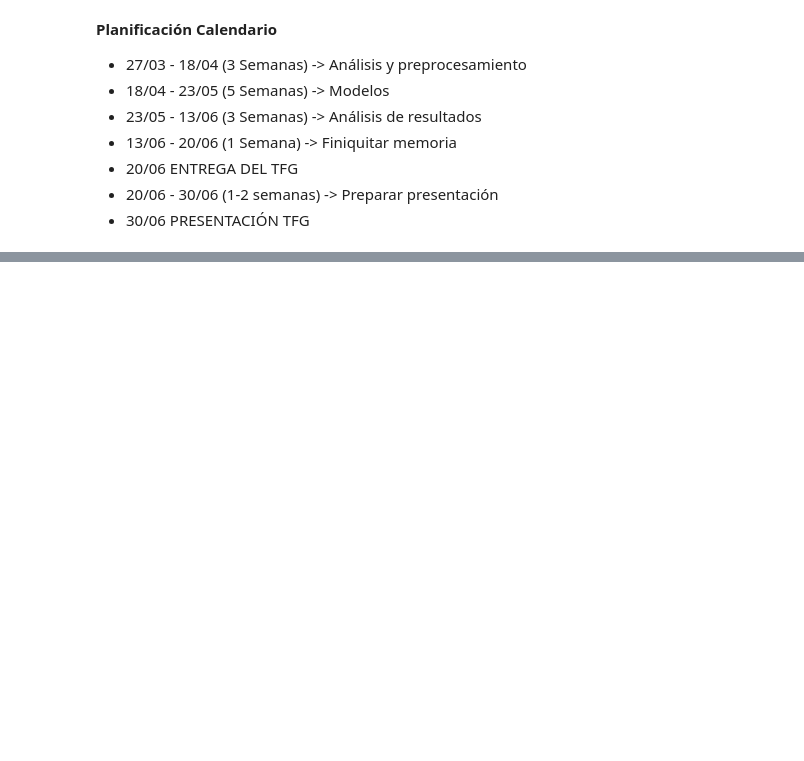
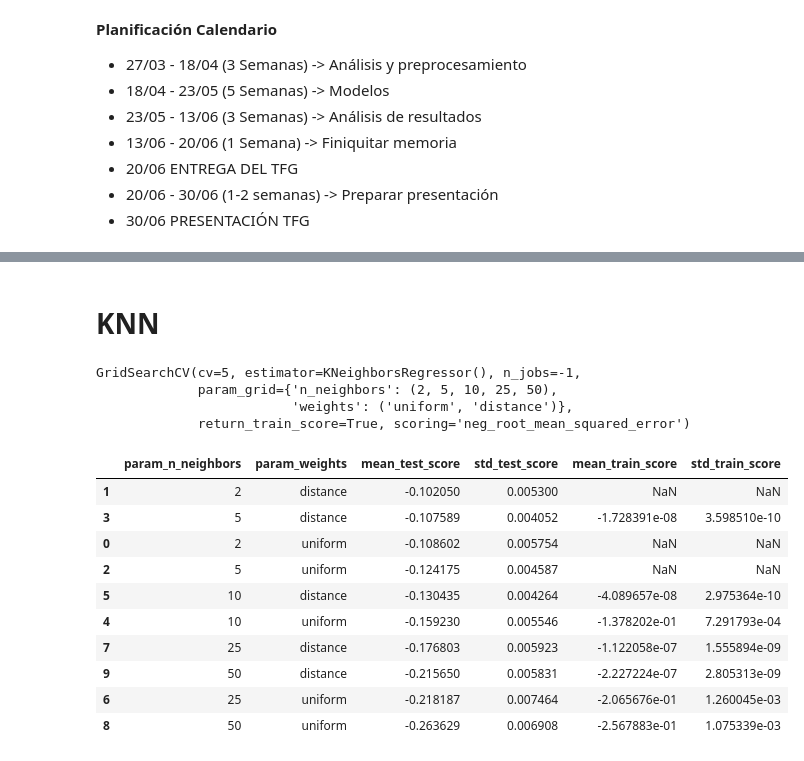
Before and after one commit to MiguelRocaGarcia/Life-Expectancy-Factors-Analysis-Using-ML, a Jupyter notebook: 3 - Models.ipynb, the cells around one changed output, grey strips where cells are left out. Drawn from its saved outputs; the diff is of its cells as text; code cells hidden in the pictures; blank space fills up the shorter version.

```diff
--- a/3 - Models.ipynb
+++ b/3 - Models.ipynb
@@ -50,0 +63,3 @@ from sklearn.linear_model import LinearRegression
+# %%
+X = df.drop(columns=['Life Expectancy'])
+y = df['Life Expectancy']
@@ -50,0 +178,36 @@ from sklearn.linear_model import LinearRegression
+# %% [markdown]
+# KNN
+# %%
+#GridSearch de la regresión KNN para optimizar RMSE
+grid_KNN_RMSE = GridSearchCV(
+    KNeighborsRegressor(),
+    {'n_neighbors': (2,5,10,25,50),
+     'weights': ('uniform', 'distance')},
+     scoring='neg_root_mean_squared_error',
+     cv=5,
+     n_jobs=-1,
+     return_train_score = True
+)
+grid_KNN_RMSE.fit(X_train, y_train)
+# %% [output]
+GridSearchCV(cv=5, estimator=KNeighborsRegressor(), n_jobs=-1,
+             param_grid={'n_neighbors': (2, 5, 10, 25, 50),
+                         'weights': ('uniform', 'distance')},
+             return_train_score=True, scoring='neg_root_mean_squared_error')
+# %%
+resultados = pd.DataFrame(grid_KNN_RMSE.cv_results_)
+resultados.filter(regex = '(param.*|mean_t|std_t)')\
+    .drop(columns = 'params')\
+    .sort_values('mean_test_score', ascending = False)
+# %% [output]
+|  | param_n_neighbors | param_weights | mean_test_score | std_test_score | mean_train_score | std_train_score |
+| 1 | 2 | distance | -0.102050 | 0.005300 | NaN | NaN |
+| 3 | 5 | distance | -0.107589 | 0.004052 | -1.728391e-08 | 3.598510e-10 |
+| 0 | 2 | uniform | -0.108602 | 0.005754 | NaN | NaN |
+| 2 | 5 | uniform | -0.124175 | 0.004587 | NaN | NaN |
+| 5 | 10 | distance | -0.130435 | 0.004264 | -4.089657e-08 | 2.975364e-10 |
+| 4 | 10 | uniform | -0.159230 | 0.005546 | -1.378202e-01 | 7.291793e-04 |
+| 7 | 25 | distance | -0.176803 | 0.005923 | -1.122058e-07 | 1.555894e-09 |
+| 9 | 50 | distance | -0.215650 | 0.005831 | -2.227224e-07 | 2.805313e-09 |
+| 6 | 25 | uniform | -0.218187 | 0.007464 | -2.065676e-01 | 1.260045e-03 |
+| 8 | 50 | uniform | -0.263629 | 0.006908 | -2.567883e-01 | 1.075339e-03 |
```
Also changed, not shown: parts of 27 cells of this notebook.
